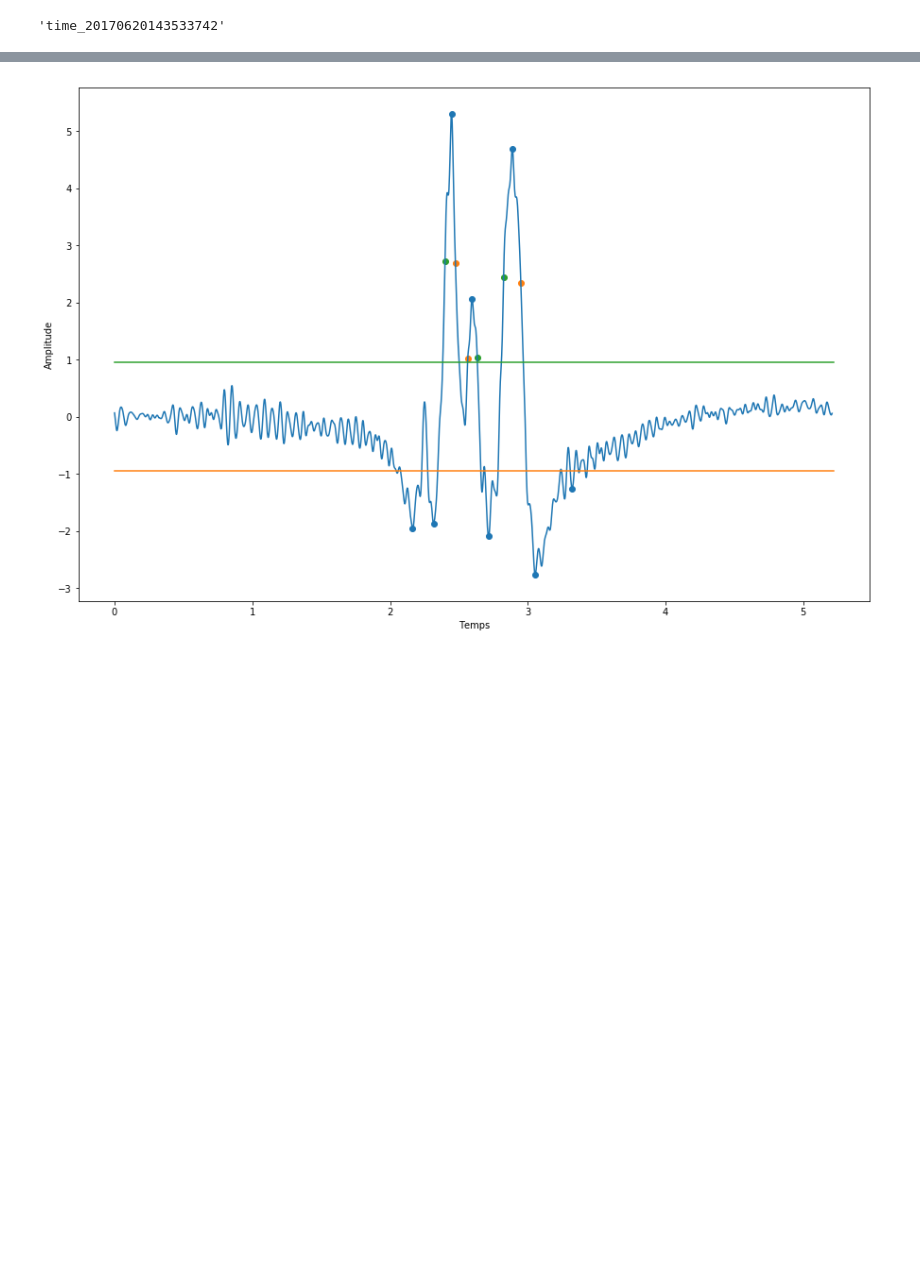
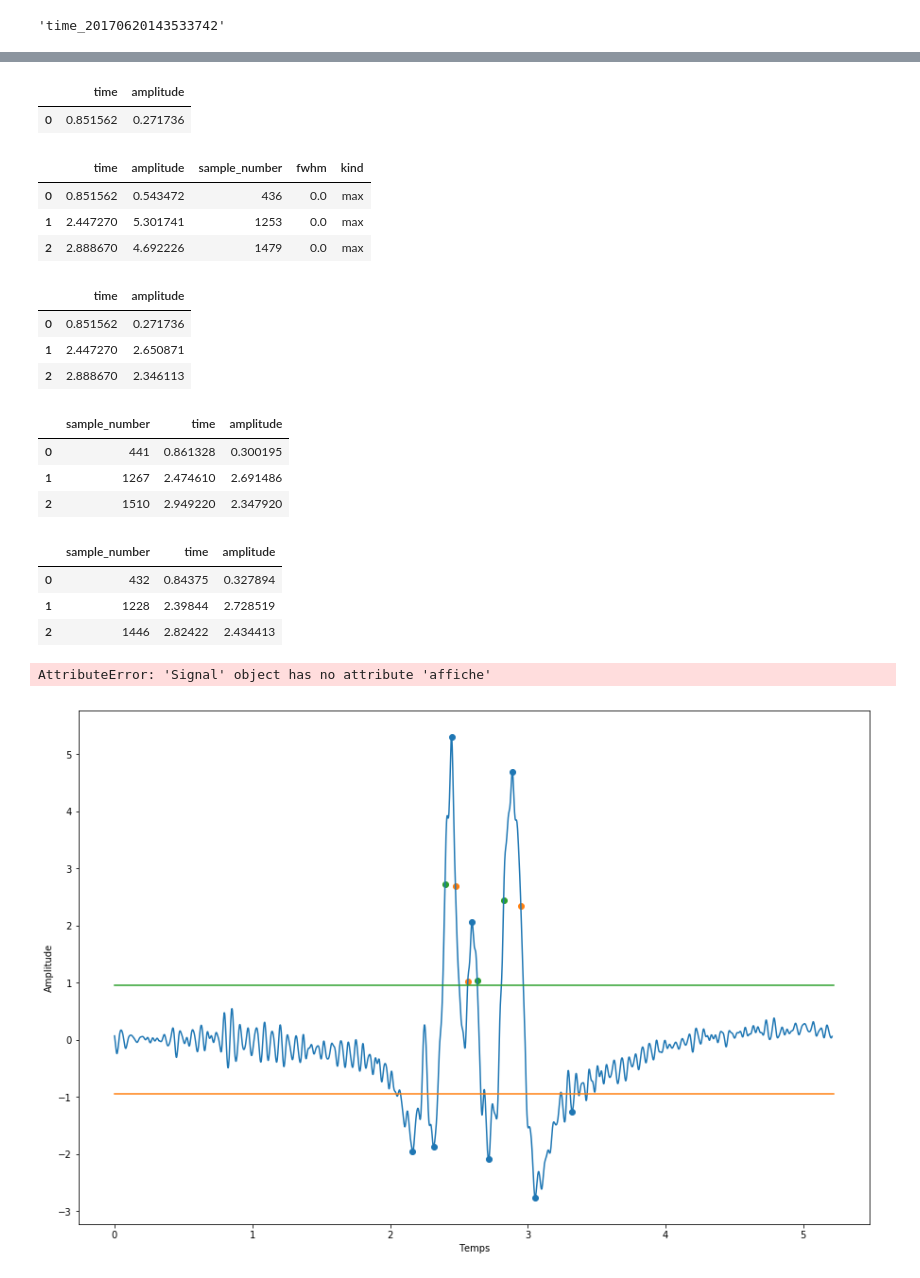
Before and after one commit to brouailalexandre/pesage-par-pont, a Jupyter notebook: Jupyter notebook/Conversion fichier txt.ipynb, the cells around one changed output, grey strips where cells are left out. Cells and saved outputs as stored; diff of their text form; code cells hidden in the pictures; blank space fills up the shorter version.

Commit message:
Ajout POO Signal et Pics

```diff
--- a/Jupyter notebook/Conversion fichier txt.ipynb
+++ b/Jupyter notebook/Conversion fichier txt.ipynb
@@ -131,0 +71,12 @@ middle
+# %%
+# Récupération des signaux
+siwim_sig = list_multiple_var('A0', var_to=9) + list_multiple_var('A', 10, 21)
+signaux = recover_sig('../Millau/Resultats\\2017-06-20-hh-mm-ss\\2017-06-20-00-mm-ss\\2017-06-20-00-41-37-410.txt', siwim_sig)
+
+# Somme des signaux
+signaux = somme_signaux(signaux)
+
+# Supperposition des signaux
+signaux = supperposition_signaux(signaux, 10)
+signaux.columns = ['time', 'amplitude']
+sig = Signal('signal1', signaux)
@@ -132,3 +87,42 @@ middle
+# %%
+sig.peaks[0].calcultate__half_max()
+# %% [output]
+|  | time | amplitude |
+| 0 | 0.851562 | 0.271736 |
+# %%
+sig.peaks_list('max')
+# %% [output]
+|  | time | amplitude | sample_number | fwhm | kind |
+| 0 | 0.851562 | 0.543472 | 436 | 0.0 | max |
+| 1 | 2.447270 | 5.301741 | 1253 | 0.0 | max |
+| 2 | 2.888670 | 4.692226 | 1479 | 0.0 | max |
+# %%
+middle = sig.calcultate__half_max()
+middle
+# %% [output]
+|  | time | amplitude |
+| 0 | 0.851562 | 0.271736 |
+| 1 | 2.447270 | 2.650871 |
+| 2 | 2.888670 | 2.346113 |
+# %%
+points = sig.find_close_point(middle)
+points
+# %% [output]
+|  | sample_number | time | amplitude |
+| 0 | 441 | 0.861328 | 0.300195 |
+| 1 | 1267 | 2.474610 | 2.691486 |
+| 2 | 1510 | 2.949220 | 2.347920 |
+# %%
+sig.find_symetric_point(points)
+# %% [output]
+|  | sample_number | time | amplitude |
+| 0 | 432 | 0.84375 | 0.327894 |
+| 1 | 1228 | 2.39844 | 2.728519 |
+| 2 | 1446 | 2.82422 | 2.434413 |
+# %%
+sig.affiche()
+# %% [output]
+AttributeError: 'Signal' object has no attribute 'affiche'
 # %%
 points = find_close_point(signaux, middle)
 # %%
```
Also changed, not shown: parts of 6 cells of this notebook, 1 other file.
